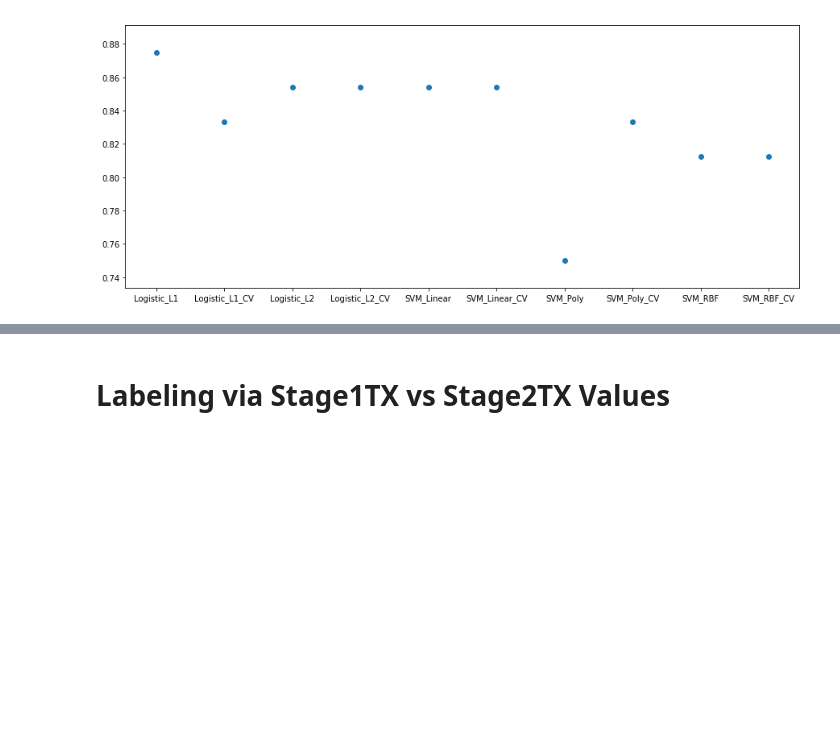
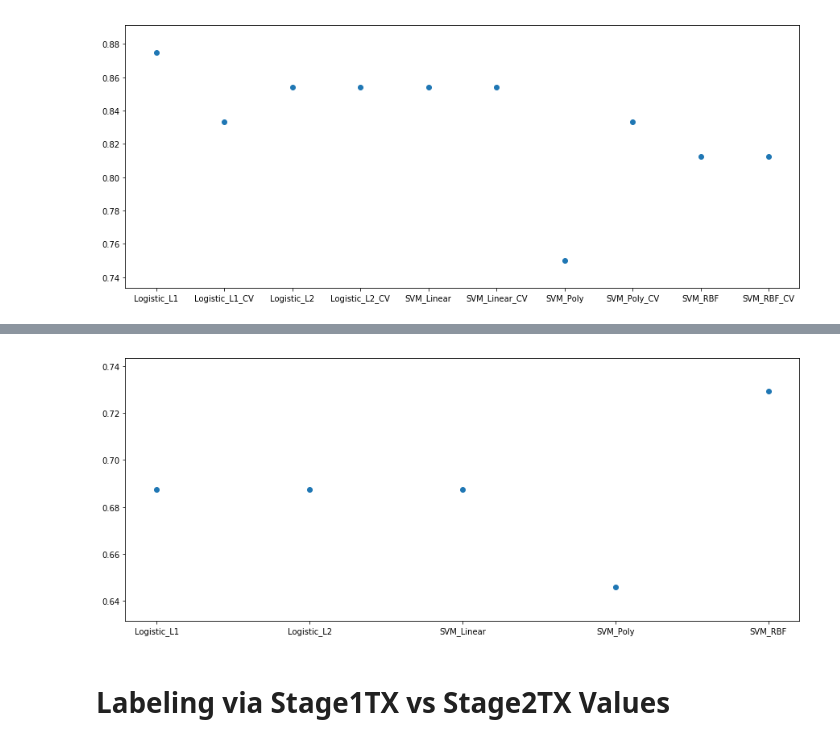
Before and after one commit to moduIo/Clinical-Depression-Study, a Jupyter notebook: main.ipynb, the cells around one changed output, grey strips where cells are left out. Saved outputs shown, nothing was run; the diff lists cells and outputs as text; code cells hidden in the pictures; blank space fills up the shorter version.

```diff
--- a/main.ipynb
+++ b/main.ipynb
@@ -450,0 +468,2 @@ plt.show()
+# %%
+models_w4['Logistic_L1'] = evaluate_learner(LogisticRegression(penalty='l1'), X_train_w4, X_test_w4, y_train, y_test)
@@ -450,0 +479,2 @@ plt.show()
+# %%
+models_w4['SVM_RBF'] = evaluate_learner(svm.SVC(), X_train_w4, X_test_w4, y_train, y_test)
@@ -450,0 +490,2 @@ plt.show()
+# %%
+models_w4['SVM_Linear'] = evaluate_learner(svm.SVC(kernel="linear"), X_train_w4, X_test_w4, y_train, y_test)
@@ -450,0 +501,2 @@ plt.show()
+# %%
+models_w4['SVM_Poly'] = evaluate_learner(svm.SVC(kernel="poly"), X_train_w4, X_test_w4, y_train, y_test)
@@ -451,3 +512,11 @@ plt.show()
+# %%
+x, y = zip(*sorted(models_w4.items())) # unpack a list of pairs into two tuples
+
+plt.figure(figsize=(15,6))
+plt.scatter(x, y)
+plt.show()
+# %% [output]
+[figure, added]
 # %% [markdown]
 # Labeling via Stage1TX vs Stage2TX Values
 # %% [markdown]
```
Also changed, not shown: parts of 16 cells of this notebook.
